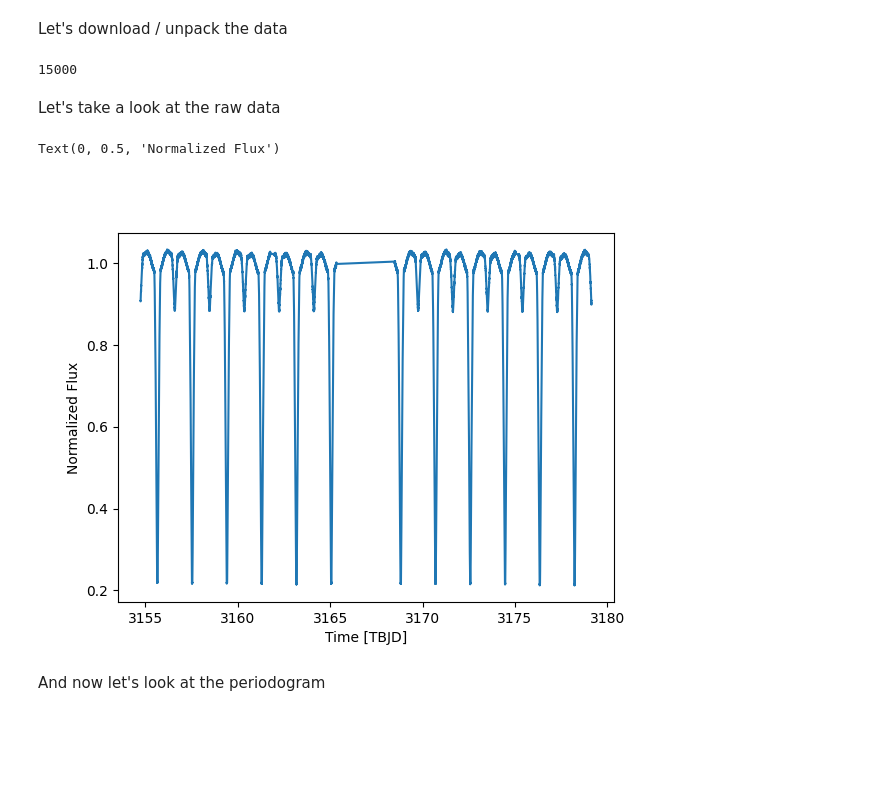
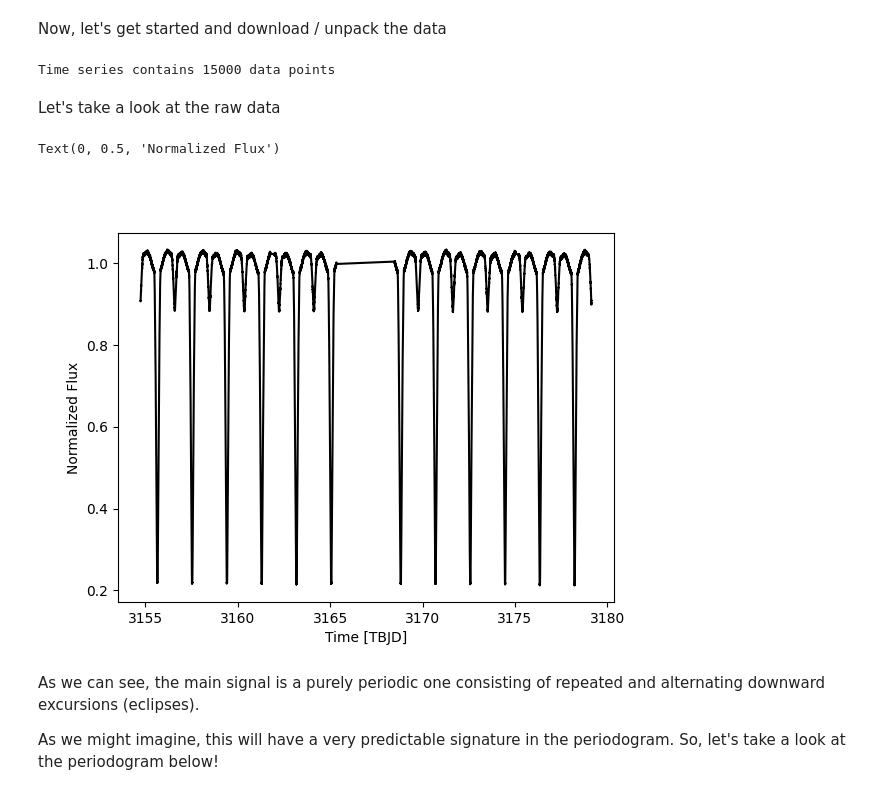
Before and after one commit to colej/puffins, a Jupyter notebook: notebooks/NB01_intro.ipynb, the cells around one changed output. Cells and saved outputs as stored; diff of their text form; code cells hidden in the pictures; blank space fills up the shorter version.

```diff
--- a/notebooks/NB01_intro.ipynb
+++ b/notebooks/NB01_intro.ipynb
@@ -23,7 +26,8 @@ plotnum=1
 # %% [markdown]
-Let's download / unpack the data
+Now, let's get started and download / unpack the data
 # %%
 # Un-comment this if you want to use lightkurve to get your data
+# import lightkurve as lk
 # search = lk.search_lightcurve('U Gru', cadence=120)
 # lc = search[-1].download().remove_nans().remove_outliers().normalize()
 # time = lc.time.value
@@ -31,22 +35,25 @@ Let's download / unpack the data
 
 # Otherwise, this is much quicker
 time, flux = np.loadtxt('../data/ugru.dat').T
-print(len(time))
+npoints = len(time)
+print(f'Time series contains {npoints} data points')
 # %% [output]
-15000
+Time series contains 15000 data points
 # %% [markdown]
 Let's take a look at the raw data
 # %%
 fig_lc, ax_lc = plt.subplots(num=plotnum)
 plotnum += 1
-ax_lc.plot(time, flux)
+ax_lc.plot(time, flux, 'k-')
 ax_lc.set_xlabel('Time [TBJD]')
 ax_lc.set_ylabel('Normalized Flux')
 # %% [output]
 Text(0, 0.5, 'Normalized Flux')
-[figure, old version]
+[figure, new version]
 # %% [markdown]
-And now let's look at the periodogram
+As we can see, the main signal is a purely periodic one consisting of repeated and alternating downward excursions (eclipses).
+
+As we might imagine, this will have a very predictable signature in the periodogram. So, let's take a look at the periodogram below!
 # %%
 nu, amp = LS_periodogram(time, flux-np.median(flux), max=50)
 fig, ax = plt.subplots(num=plotnum)
```
Also changed, not shown: parts of 38 cells of this notebook.
